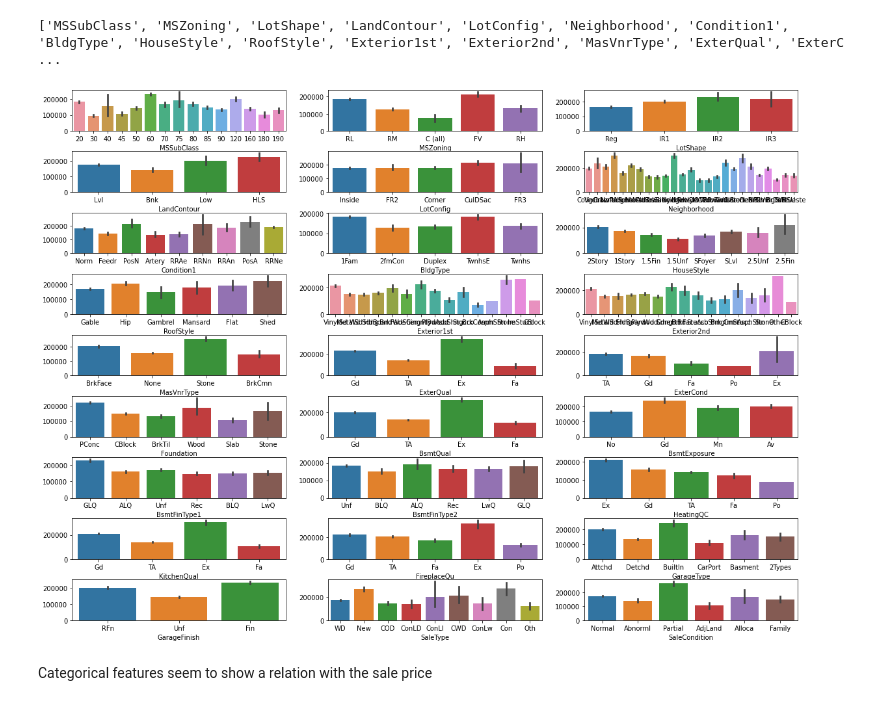
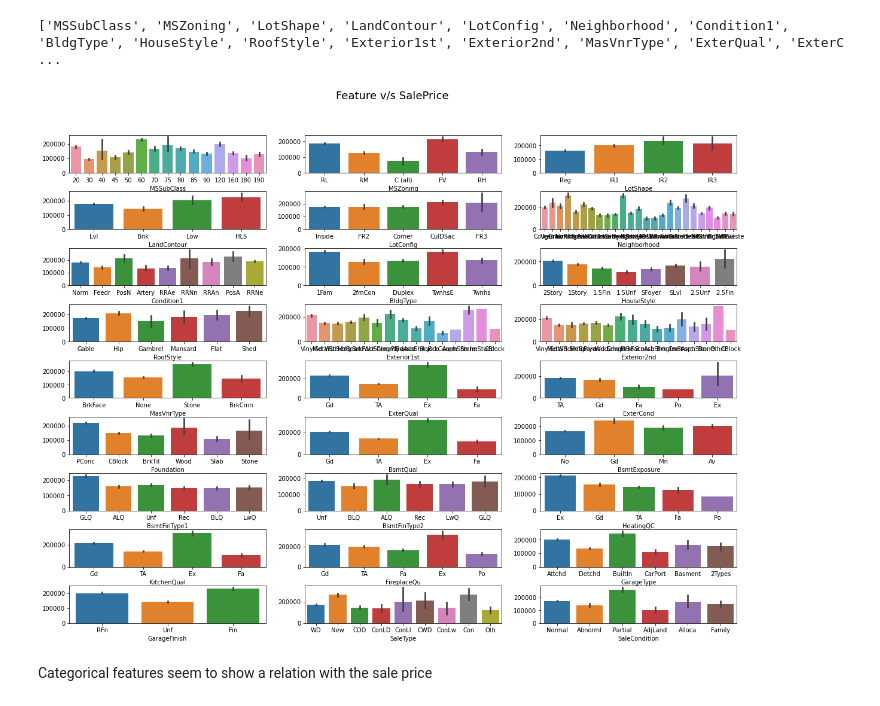
Before and after one commit to karthickchetti/HousingPricePrediction, a Jupyter notebook: Advanced_Regression.ipynb, the cells around one changed output. Drawn from its saved outputs; the diff is of its cells as text; code cells hidden in the pictures.

```diff
--- a/Advanced_Regression.ipynb
+++ b/Advanced_Regression.ipynb
@@ -199,24 +201,24 @@ print(cat_cols)
 # %%
 #Check Variation with target variable
 
 tickers = cat_cols
 plt.figure(figsize=(20, 15))
 plt.subplots_adjust(hspace=0.5)
-fig.suptitle("Feature v/s SalePrice", fontsize=18, y=0.95)
+plt.suptitle("Feature v/s SalePrice", fontsize=18, y=0.95)
 
 # loop through the length of tickers and keep track of index
 for n, ticker in enumerate(tickers):
     # add a new subplot iteratively
     ax = plt.subplot(9, 3, n + 1)
 
     # filter df and plot ticker on the new subplot axis
     sns.barplot(data=data,x=ticker,y="SalePrice")
     ax.set_ylabel("")
 
 
 plt.show()
 # %% [output]
-[figure, old version]
+[figure, new version]
 # %% [markdown]
 Categorical features seem to show a relation with the sale price
 # %%
```
Also changed, not shown: parts of 9 cells of this notebook.
